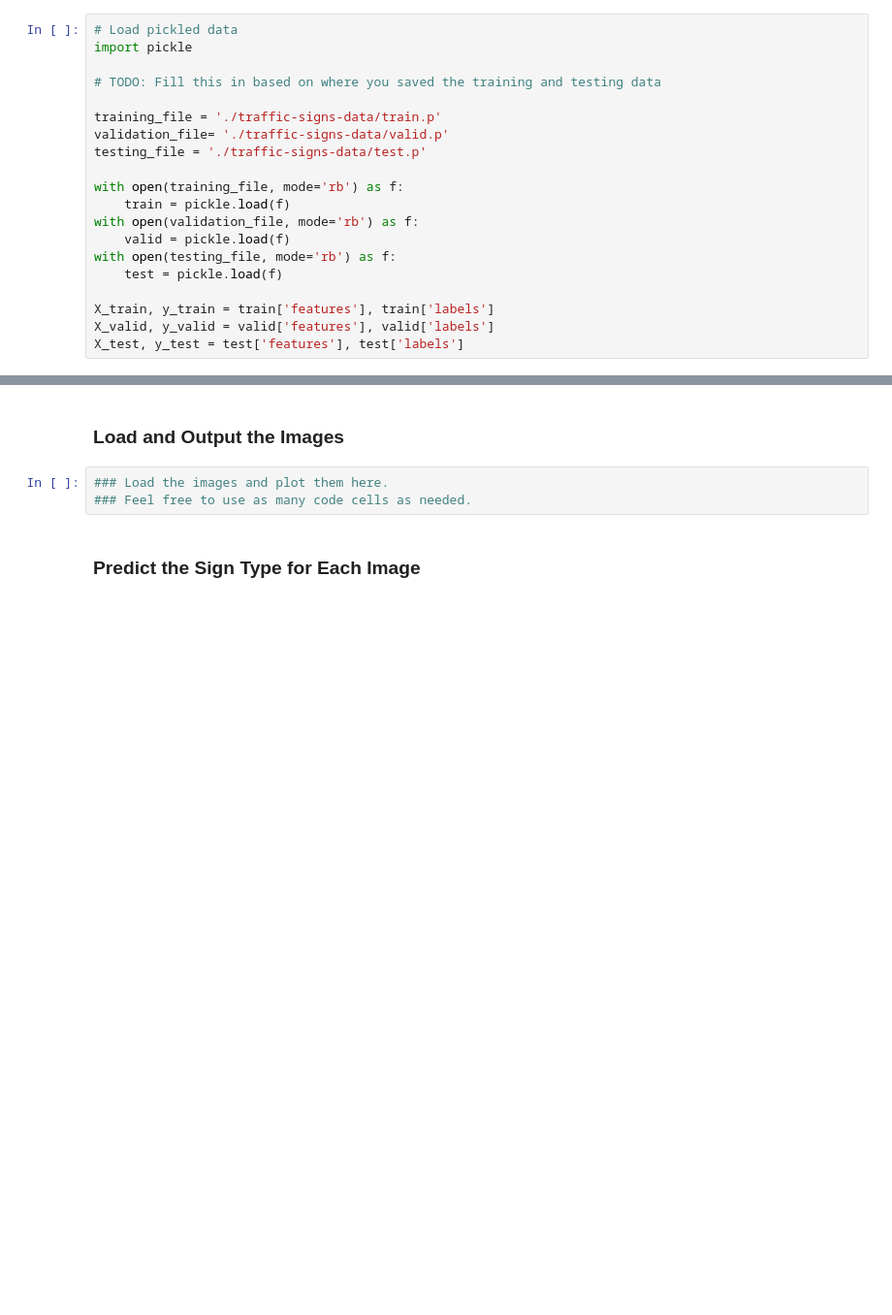
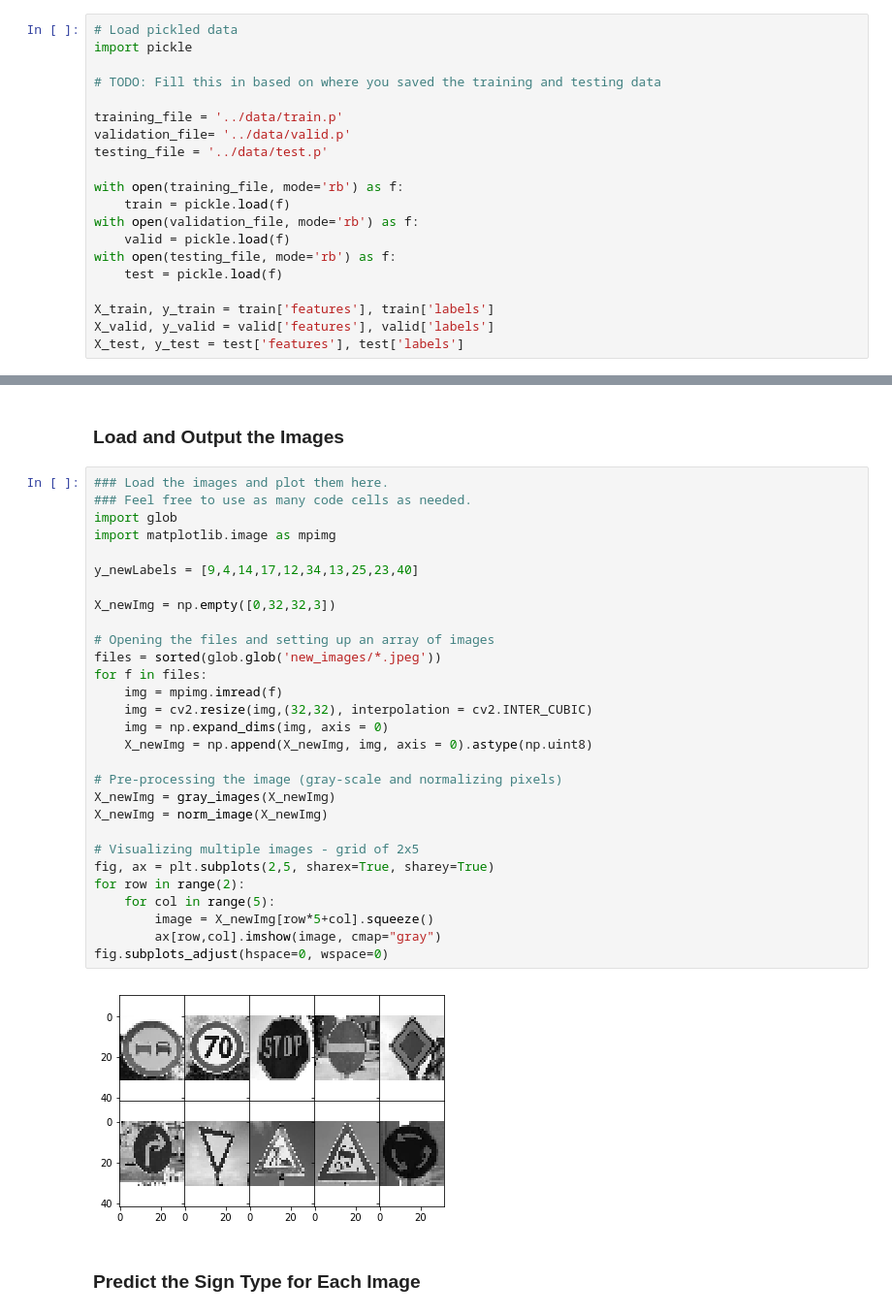
Before and after one commit to tmawyin/Self-Driving-Car_NanoDegree, a Jupyter notebook: Project3_TrafficSignClassifier/Traffic_Sign_Classifier.ipynb, the cells around one changed output, grey strips where cells are left out. Shown: that part at 97% size. Cells and saved outputs as stored; diff of their text form; blank space fills up the shorter version.

```diff
--- a/Project3_TrafficSignClassifier/Traffic_Sign_Classifier.ipynb
+++ b/Project3_TrafficSignClassifier/Traffic_Sign_Classifier.ipynb
@@ -25,9 +25,9 @@ import pickle
 
 # TODO: Fill this in based on where you saved the training and testing data
 
-training_file = './traffic-signs-data/train.p'
-validation_file= './traffic-signs-data/valid.p'
-testing_file = './traffic-signs-data/test.p'
+training_file = '../data/train.p'
+validation_file= '../data/valid.p'
+testing_file = '../data/test.p'
 
 with open(training_file, mode='rb') as f:
     train = pickle.load(f)
@@ -332,9 +534,37 @@ To give yourself more insight into how your model is working, download at least
 You may find `signnames.csv` useful as it contains mappings from the class id (integer) to the actual sign name.
 # %% [markdown]
 ### Load and Output the Images
-# %%
-### Load the images and plot them here.
-### Feel free to use as many code cells as needed.
+# %%
+### Load the images and plot them here.
+### Feel free to use as many code cells as needed.
+import glob
+import matplotlib.image as mpimg
+
+y_newLabels = [9,4,14,17,12,34,13,25,23,40]
+
+X_newImg = np.empty([0,32,32,3])
+
+# Opening the files and setting up an array of images
+files = sorted(glob.glob('new_images/*.jpeg'))
+for f in files:
+    img = mpimg.imread(f)
+    img = cv2.resize(img,(32,32), interpolation = cv2.INTER_CUBIC)
+    img = np.expand_dims(img, axis = 0)
+    X_newImg = np.append(X_newImg, img, axis = 0).astype(np.uint8)
+
+# Pre-processing the image (gray-scale and normalizing pixels)
+X_newImg = gray_images(X_newImg)
+X_newImg = norm_image(X_newImg)
+
+# Visualizing multiple images - grid of 2x5
+fig, ax = plt.subplots(2,5, sharex=True, sharey=True)
+for row in range(2):
+    for col in range(5):
+        image = X_newImg[row*5+col].squeeze()
+        ax[row,col].imshow(image, cmap="gray")
+fig.subplots_adjust(hspace=0, wspace=0)
+# %% [output]
+[figure, added]
 # %% [markdown]
 ### Predict the Sign Type for Each Image
 # %%
```
Also changed, not shown: parts of 17 cells of this notebook, 20 other files.
